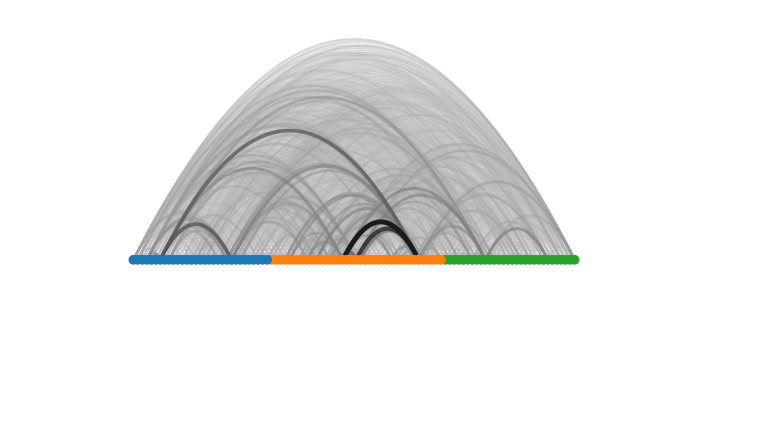
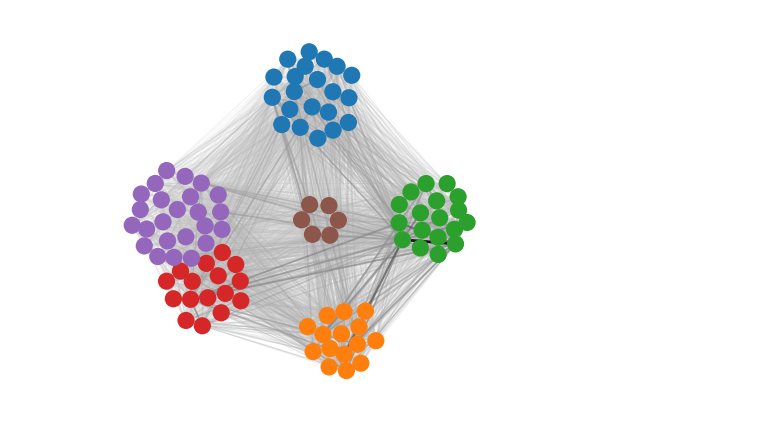
Before and after one commit to maxstollmayer/Graph-Algorithms-Project, a Jupyter notebook: cains_jawbone_graph.ipynb, the cells around one changed output. Drawn from its saved outputs; the diff is of its cells as text; code cells hidden in the pictures; blank space fills up the shorter version.

```diff
--- a/cains_jawbone_graph.ipynb
+++ b/cains_jawbone_graph.ipynb
@@ -94,0 +4,3 @@ maximum 0.3300537936923397
+# %%
+# generate graph with pages as nodes and edges weighted by the cosine similarity
+CJ_graph = generate_graph("books/cains_jawbone.txt")
@@ -95,8 +15,8 @@ maximum 0.3300537936923397
 # %%
-# detect communities
-communities = nx.community.louvain_communities(G, weight="weight", seed=0)
+# detect communities (resolution s.t. 6 communities arise)
+CJ_communities = nx.community.louvain_communities(CJ_graph, resolution=1.02, weight="weight", seed=0)
 
-print(len(communities), "communities:")
-for community in communities:
-    print(*community)
+print(len(CJ_communities), "communities:")
+for community in CJ_communities:
+    print(*sorted(community))
 # %% [output]
@@ -133,19 +30,5 @@ plt.show()
-# %%
-node_order = []
-for community in communities:
-    node_order += sorted(community)
-
-ArcDiagram(
-    G,
-    node_order=node_order,
-    node_size=1,
-    node_color=node_color,
-    node_edge_width=0,
-    edge_alpha=edge_dict,
-    edge_width=edge_dict,
-)
-
-plt.show()
-# %% [output]
-[figure, removed]
+# %%
+plot_communities(CJ_graph, CJ_communities)
+# %% [output]
+[figure, added]
 # %%
```
Also changed, not shown: parts of 18 cells of this notebook, 3 other files.
